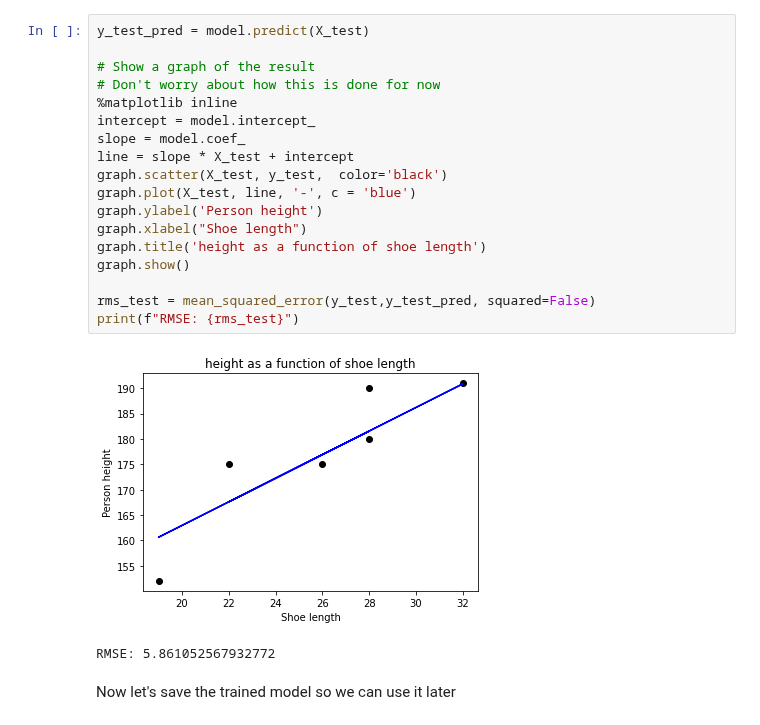
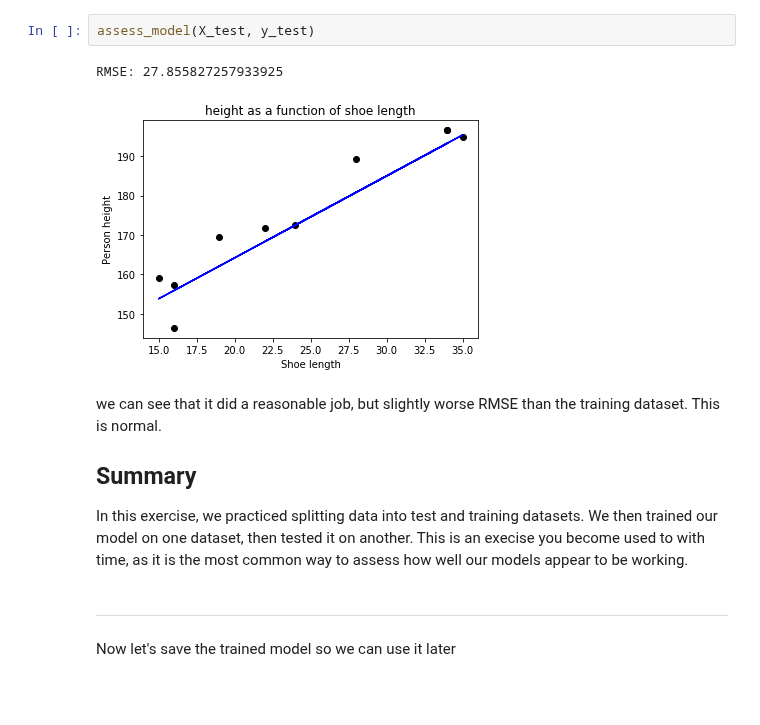
Before and after one commit to MicrosoftDocs/mslearn-introduction-to-machine-learning, a Jupyter notebook: 0a - unit 07.ipynb, the cells around one changed output. Cells and saved outputs as stored; diff of their text form; blank space fills up the shorter version.

```diff
--- a/0a - unit 07.ipynb
+++ b/0a - unit 07.ipynb
@@ -80,24 +141,16 @@ Now let's test the model's performance on the test data, and visualise its perfo
-# %%
-y_test_pred = model.predict(X_test)
-
-# Show a graph of the result
-# Don't worry about how this is done for now
-%matplotlib inline
-intercept = model.intercept_
-slope = model.coef_
-line = slope * X_test + intercept
-graph.scatter(X_test, y_test,  color='black')
-graph.plot(X_test, line, '-', c = 'blue')
-graph.ylabel('Person height')
-graph.xlabel("Shoe length")
-graph.title('height as a function of shoe length')
-graph.show()
-
-rms_test = mean_squared_error(y_test,y_test_pred, squared=False)
-print(f"RMSE: {rms_test}")
-# %% [output]
-[figure, removed]
-RMSE: 5.861052567932772
+# %%
+assess_model(X_test, y_test)
+# %% [output]
+RMSE: 27.855827257933925
+[figure, added]
+# %% [markdown]
+we can see that it did a reasonable job, but slightly worse RMSE than the training dataset. This is normal.
+
+## Summary
+
+In this exercise, we practiced splitting data into test and training datasets. We then trained our model on one dataset, then tested it on another. This is an execise you become used to with time, as it is the most common way to assess how well our models appear to be working.
+# %% [markdown]
+-------------------------------------------------------------------------------------------------------------------------------
 # %% [markdown]
 Now let's save the trained model so we can use it later
 # %%
```
Also changed, not shown: parts of 19 cells of this notebook, 1 other file.
